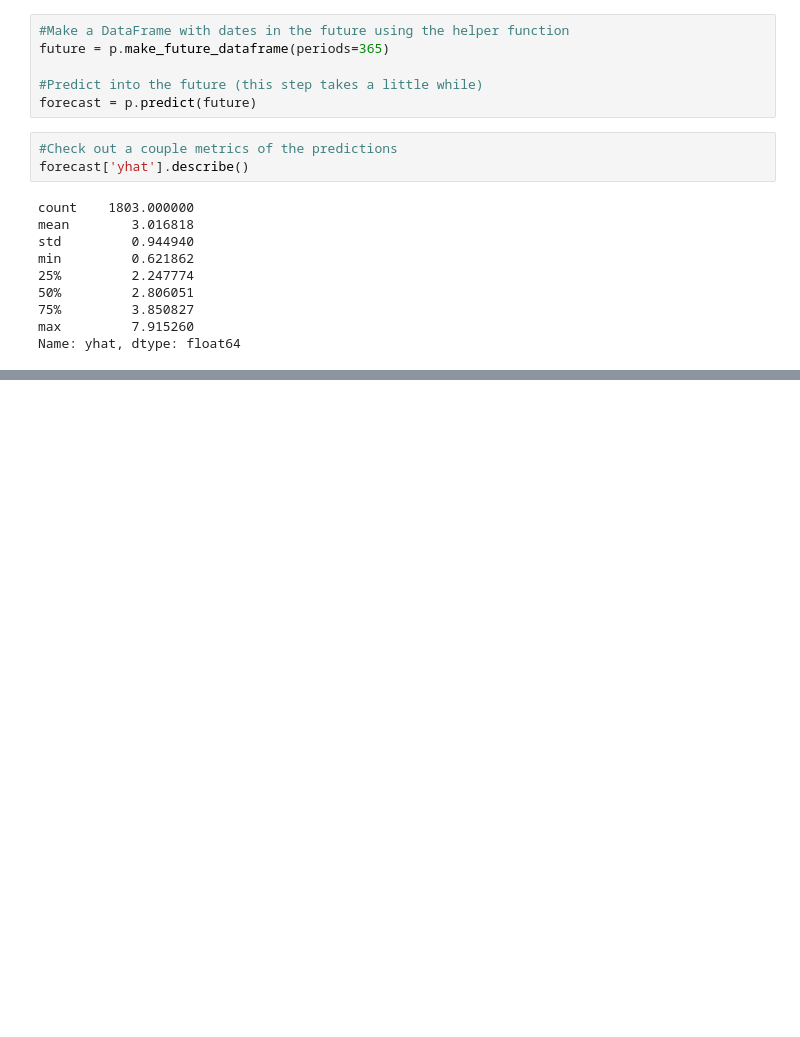
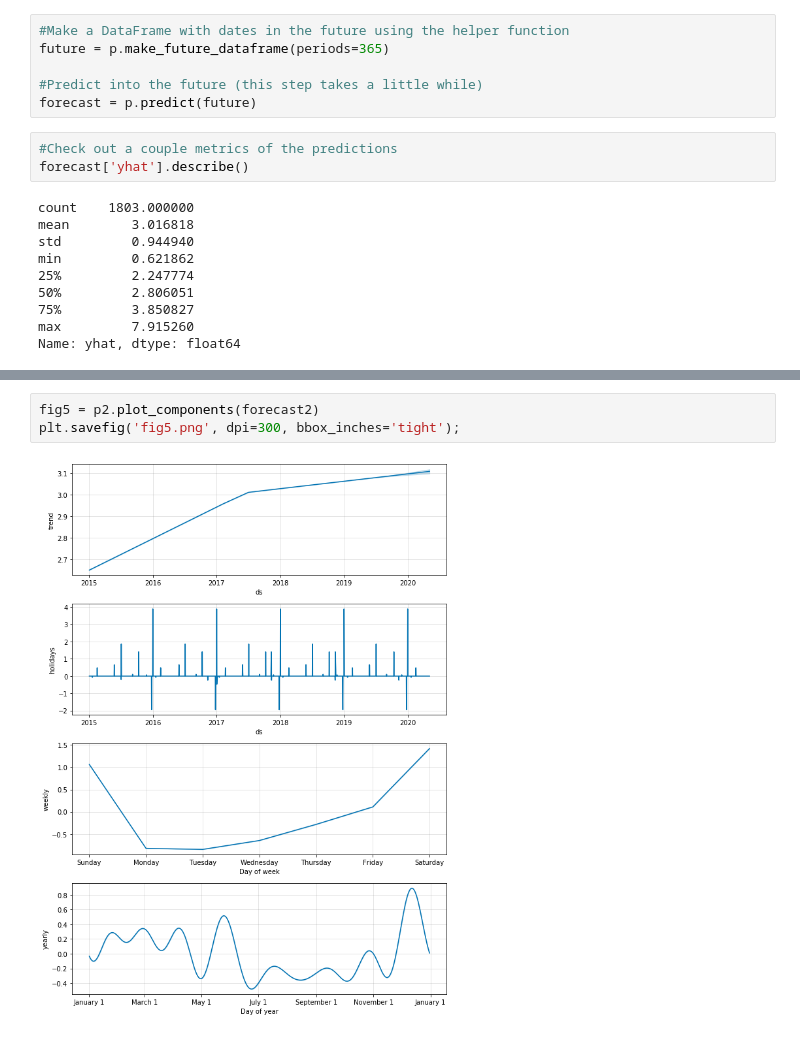
Before and after one commit to wvsharber/prophet_practice_blog, a Jupyter notebook: Prophet_analyses.ipynb, the cells around one changed output, grey strips where cells are left out. Drawn from its saved outputs; the diff is of its cells as text; blank space fills up the shorter version.

```diff
--- a/Prophet_analyses.ipynb
+++ b/Prophet_analyses.ipynb
@@ -101,0 +126,5 @@ fig3 = plot_cross_validation_metric(df_cv, metric='mape')
+# %%
+fig5 = p2.plot_components(forecast2)
+plt.savefig('fig5.png', dpi=300, bbox_inches='tight');
+# %% [output]
+[figure, added]
```
Also changed, not shown: parts of 16 cells of this notebook, 1 other file.
